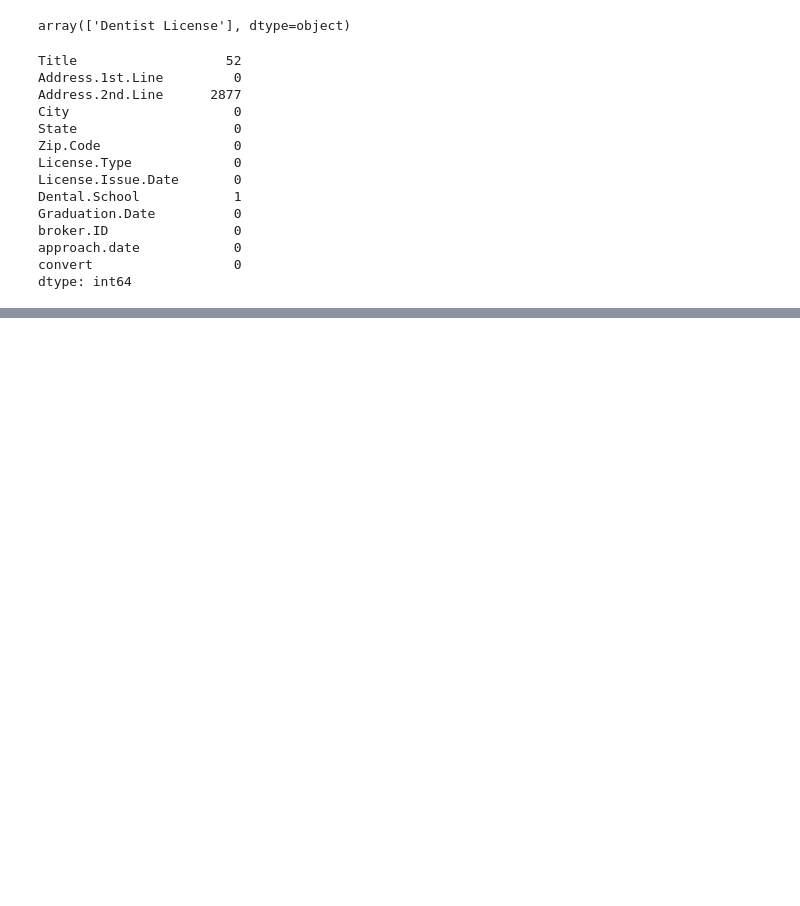
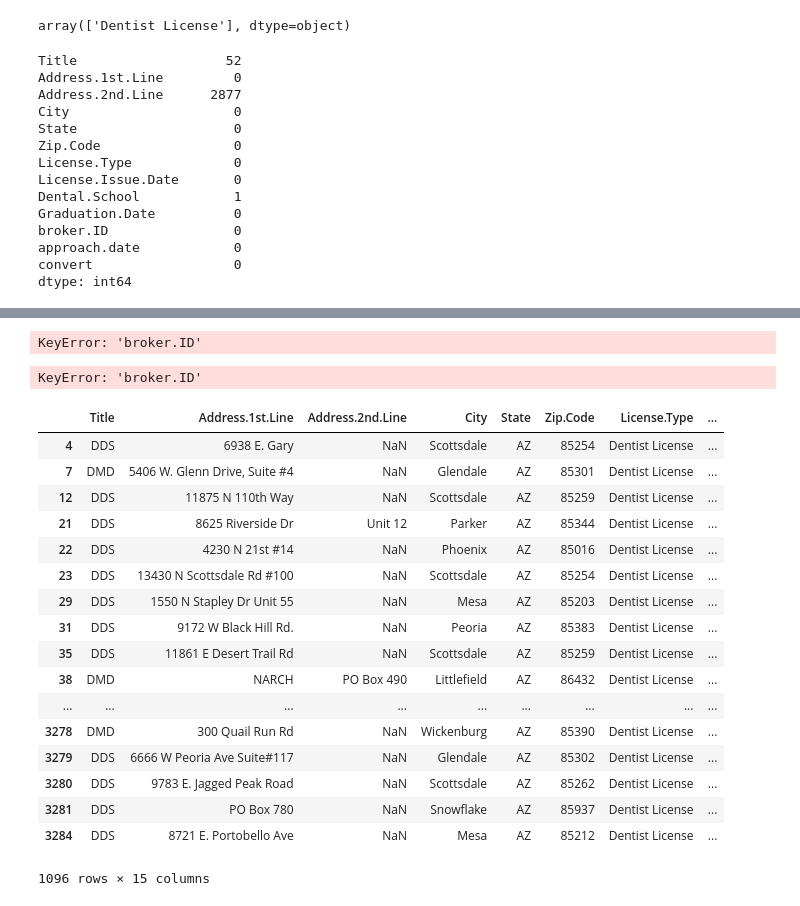
Before and after one commit to elizabethguy86/Practice_Purchase, a Jupyter notebook: Liz_Notebook.ipynb, the cells around one changed output, grey strips where cells are left out. Saved outputs shown, nothing was run; the diff lists cells and outputs as text; code cells hidden in the pictures; blank space fills up the shorter version.

```diff
--- a/Liz_Notebook.ipynb
+++ b/Liz_Notebook.ipynb
@@ -56,0 +60,4 @@ train_df.head()
+# %%
+train_df['Graduation.Date'] = train_df['Graduation.Date'].apply(lambda x: x.toordinal())
+# %%
+train_df['License.Issue.Date'] = train_df['License.Issue.Date'].apply(lambda x: x.toordinal())
@@ -56,0 +112,33 @@ train_df.head()
+# %%
+train_df = datetime_cleans(train_df)
+# %%
+train_df_chris = train_df[train_df['broker.ID'] == 'chris']
+# %% [output]
+KeyError: 'broker.ID'
+# %%
+train_df_karl = train_df[train_df['broker.ID'] == 'karl']
+# %% [output]
+KeyError: 'broker.ID'
+# %%
+train_df_sarah = train_df[train_df['broker.ID'] == 'sarah']
+# %%
+train_df_sarah
+# %% [output]
+|  | Title | Address.1st.Line | Address.2nd.Line | City | State | Zip.Code | License.Type | ... |
+| 4 | DDS | 6938 E. Gary | NaN | Scottsdale | AZ | 85254 | Dentist License | ... |
+| 7 | DMD | 5406 W. Glenn Drive, Suite #4 | NaN | Glendale | AZ | 85301 | Dentist License | ... |
+| 12 | DDS | 11875 N 110th Way | NaN | Scottsdale | AZ | 85259 | Dentist License | ... |
+| 21 | DDS | 8625 Riverside Dr | Unit 12 | Parker | AZ | 85344 | Dentist License | ... |
+| 22 | DDS | 4230 N 21st #14 | NaN | Phoenix | AZ | 85016 | Dentist License | ... |
+| 23 | DDS | 13430 N Scottsdale Rd #100 | NaN | Scottsdale | AZ | 85254 | Dentist License | ... |
+| 29 | DDS | 1550 N Stapley Dr Unit 55 | NaN | Mesa | AZ | 85203 | Dentist License | ... |
+| 31 | DDS | 9172 W Black Hill Rd. | NaN | Peoria | AZ | 85383 | Dentist License | ... |
+| 35 | DDS | 11861 E Desert Trail Rd | NaN | Scottsdale | AZ | 85259 | Dentist License | ... |
+| 38 | DMD | NARCH | PO Box 490 | Littlefield | AZ | 86432 | Dentist License | ... |
+| ... | ... | ... | ... | ... | ... | ... | ... | ... |
+| 3278 | DMD | 300 Quail Run Rd | NaN | Wickenburg | AZ | 85390 | Dentist License | ... |
+| 3279 | DDS | 6666 W Peoria Ave Suite#117 | NaN | Glendale | AZ | 85302 | Dentist License | ... |
+| 3280 | DDS | 9783 E. Jagged Peak Road | NaN | Scottsdale | AZ | 85262 | Dentist License | ... |
+| 3281 | DDS | PO Box 780 | NaN | Snowflake | AZ | 85937 | Dentist License | ... |
+| 3284 | DDS | 8721 E. Portobello Ave | NaN | Mesa | AZ | 85212 | Dentist License | ... |
+1096 rows × 15 columns
```
Also changed, not shown: parts of 15 cells of this notebook.
